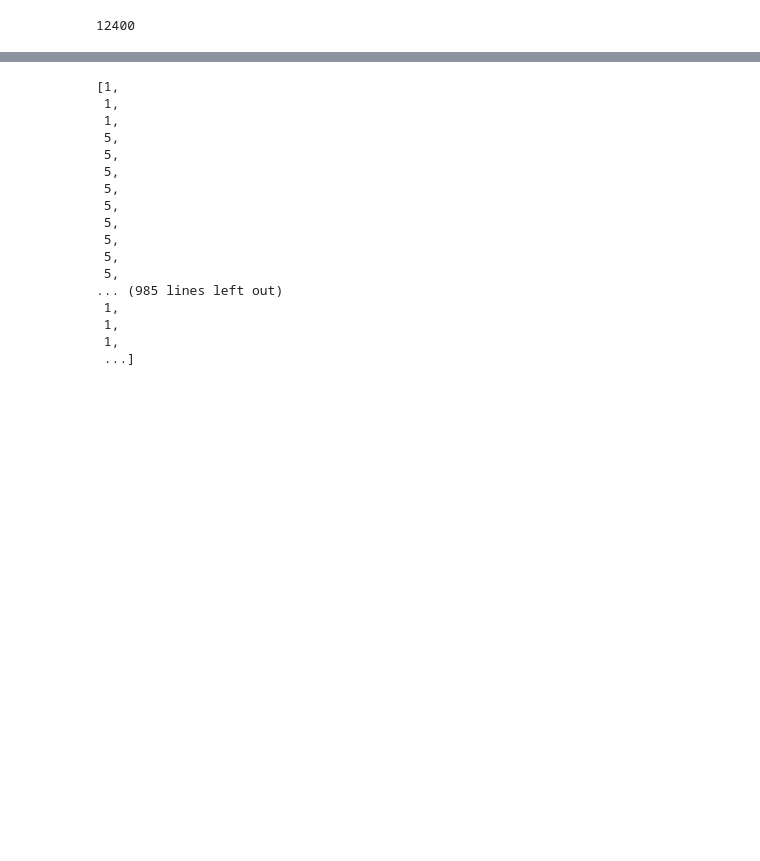
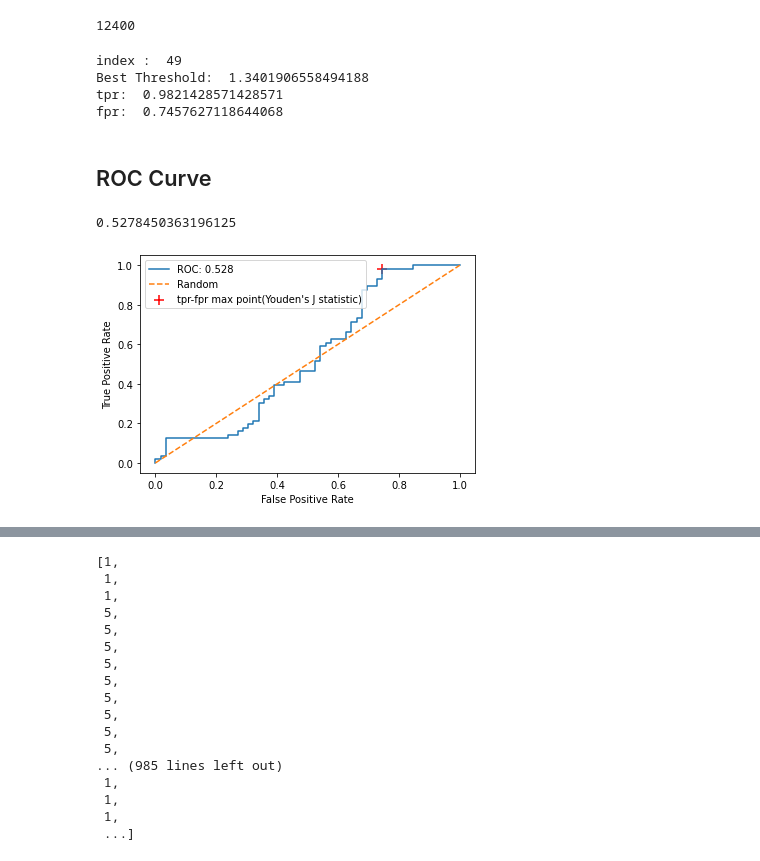
Before and after one commit to yeong95/Patch_SVDD_Battery, a Jupyter notebook: Notebook/check train accuracy.ipynb, the cells around one changed output, grey strips where cells are left out. Cells and saved outputs as stored; diff of their text form; code cells hidden in the pictures; blank space fills up the shorter version.

```diff
--- a/Notebook/check train accuracy.ipynb
+++ b/Notebook/check train accuracy.ipynb
@@ -89,0 +90,40 @@ with open("six ensemble train z_score.pickle", "wb") as f:
+# %%
+from sklearn.metrics import roc_curve, auc
+
+fpr, tpr, thresholds = roc_curve(label, ano_score)
+J = tpr-fpr
+ix = np.argmax(J)
+best_thresh = thresholds[ix]
+
+
+print("index : ", ix)
+print("Best Threshold: ", best_thresh)
+print("tpr: ", tpr[ix])
+print("fpr: ", fpr[ix])
+# %% [output]
+index :  49
+Best Threshold:  1.3401906558494188
+tpr:  0.9821428571428571
+fpr:  0.7457627118644068
+# %% [markdown]
+## ROC Curve
+# %%
+# AUROC 확인
+from sklearn.metrics import roc_auc_score
+auroc = roc_auc_score(label, ano_score)
+print(auroc)
+# %% [output]
+0.5278450363196125
+# %%
+import matplotlib.pyplot as plt
+
+plt.plot(fpr, tpr, label = "ROC: {:.3f}".format(auroc))
+plt.scatter(fpr[ix], tpr[ix], marker = '+', s = 100, color = 'r', label = "tpr-fpr max point(Youden's J statistic)")
+# plt.scatter(fpr[103], tpr[103], marker = '+', s = 100, color = 'black', label = 'fpr 0.2 point')
+plt.plot([0.0, 1.0], [0.0, 1.0], '--', label = "Random")
+plt.xlabel("False Positive Rate")
+plt.ylabel("True Positive Rate")
+plt.legend()
+plt.show()
+# %% [output]
+[figure, added]
```
Also changed, not shown: parts of 19 cells of this notebook, 4 other files.
